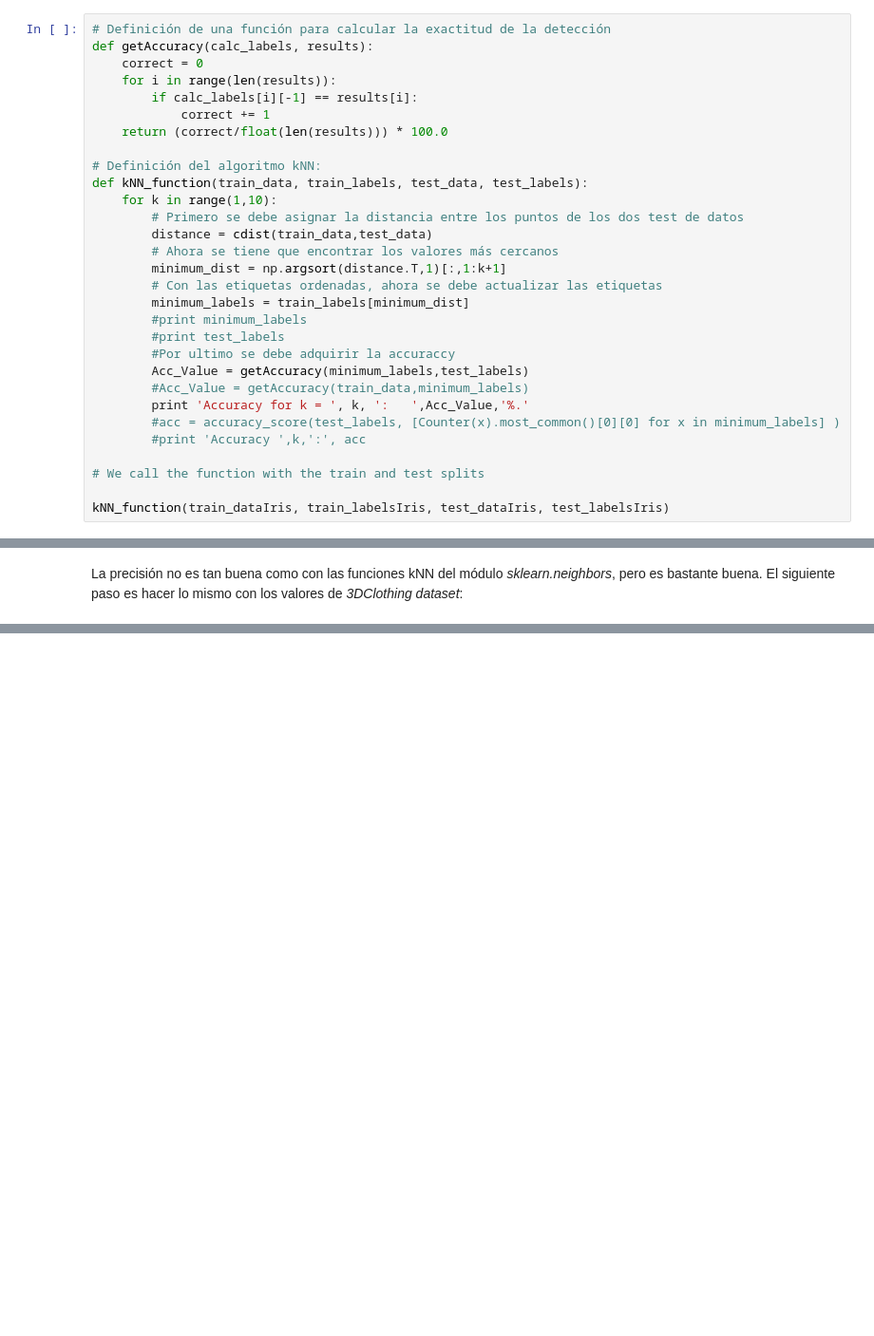
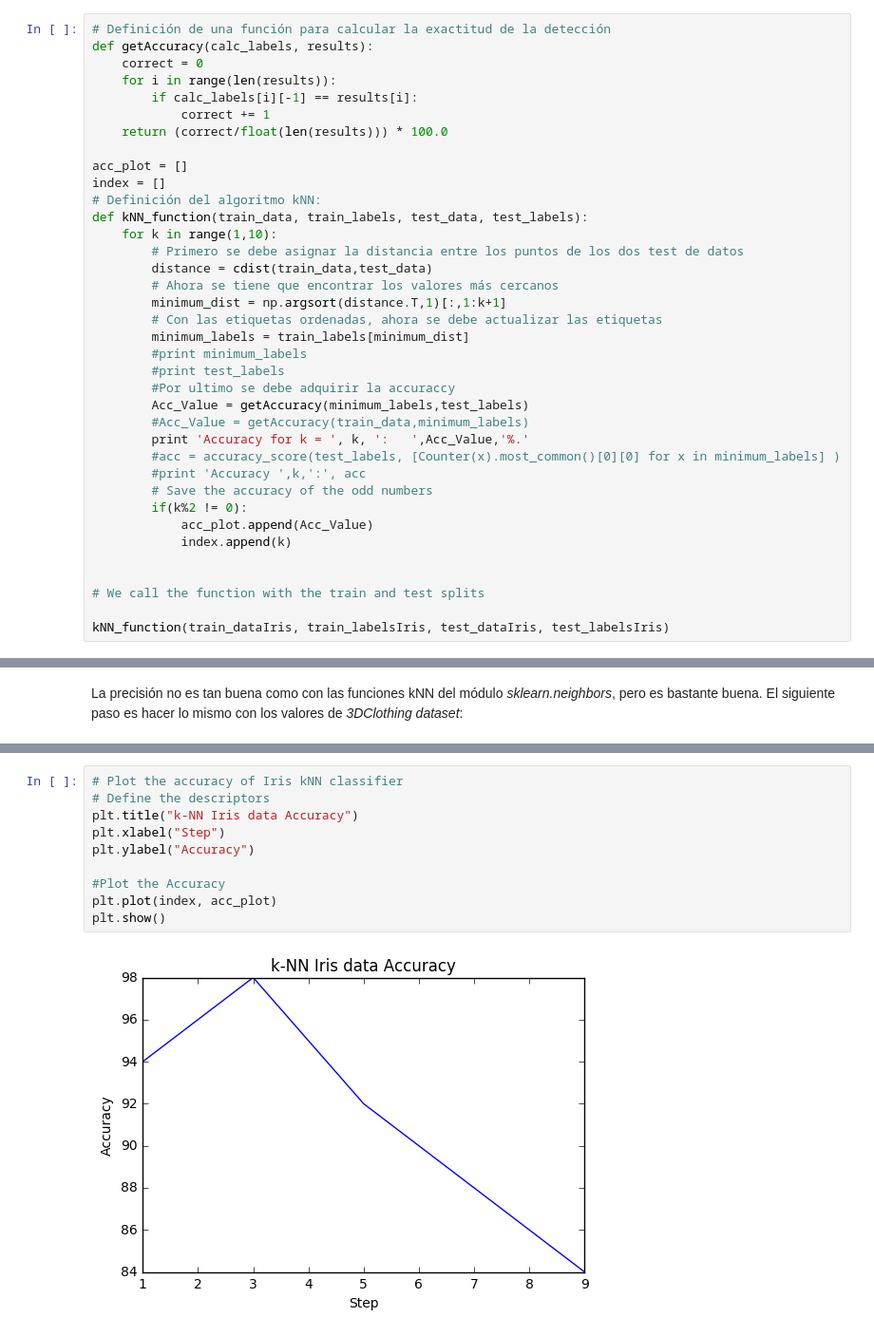
Before and after one commit to Davideando/PythonPerception, a Jupyter notebook: Classification/Classification-David-Ortiz.ipynb, the cells around one changed output, grey strips where cells are left out. Shown at 95% size. Drawn from its saved outputs; the diff is of its cells as text; blank space fills up the shorter version.

```diff
--- a/Classification/Classification-David-Ortiz.ipynb
+++ b/Classification/Classification-David-Ortiz.ipynb
@@ -50,6 +47,8 @@ def getAccuracy(calc_labels, results):
             correct += 1
     return (correct/float(len(results))) * 100.0
 
+acc_plot = []
+index = []
 # Definición del algoritmo kNN:
 def kNN_function(train_data, train_labels, test_data, test_labels):
     for k in range(1,10):
@@ -67,6 +66,11 @@ def kNN_function(train_data, train_labels, test_data, test_labels):
         print 'Accuracy for k = ', k, ':   ',Acc_Value,'%.'
         #acc = accuracy_score(test_labels, [Counter(x).most_common()[0][0] for x in minimum_labels] )
         #print 'Accuracy ',k,':', acc
+        # Save the accuracy of the odd numbers
+        if(k%2 != 0):
+            acc_plot.append(Acc_Value)
+            index.append(k)
+
 
 # We call the function with the train and test splits
 
@@ -87,0 +90,12 @@ La precisión no es tan buena como con las funciones kNN del módulo *sklearn.ne
+# %%
+# Plot the accuracy of Iris kNN classifier
+# Define the descriptors
+plt.title("k-NN Iris data Accuracy")
+plt.xlabel("Step")
+plt.ylabel("Accuracy")
+
+#Plot the Accuracy
+plt.plot(index, acc_plot)
+plt.show()
+# %% [output]
+[figure, added]
```
Also changed, not shown: parts of 4 cells of this notebook, 4 other files.
